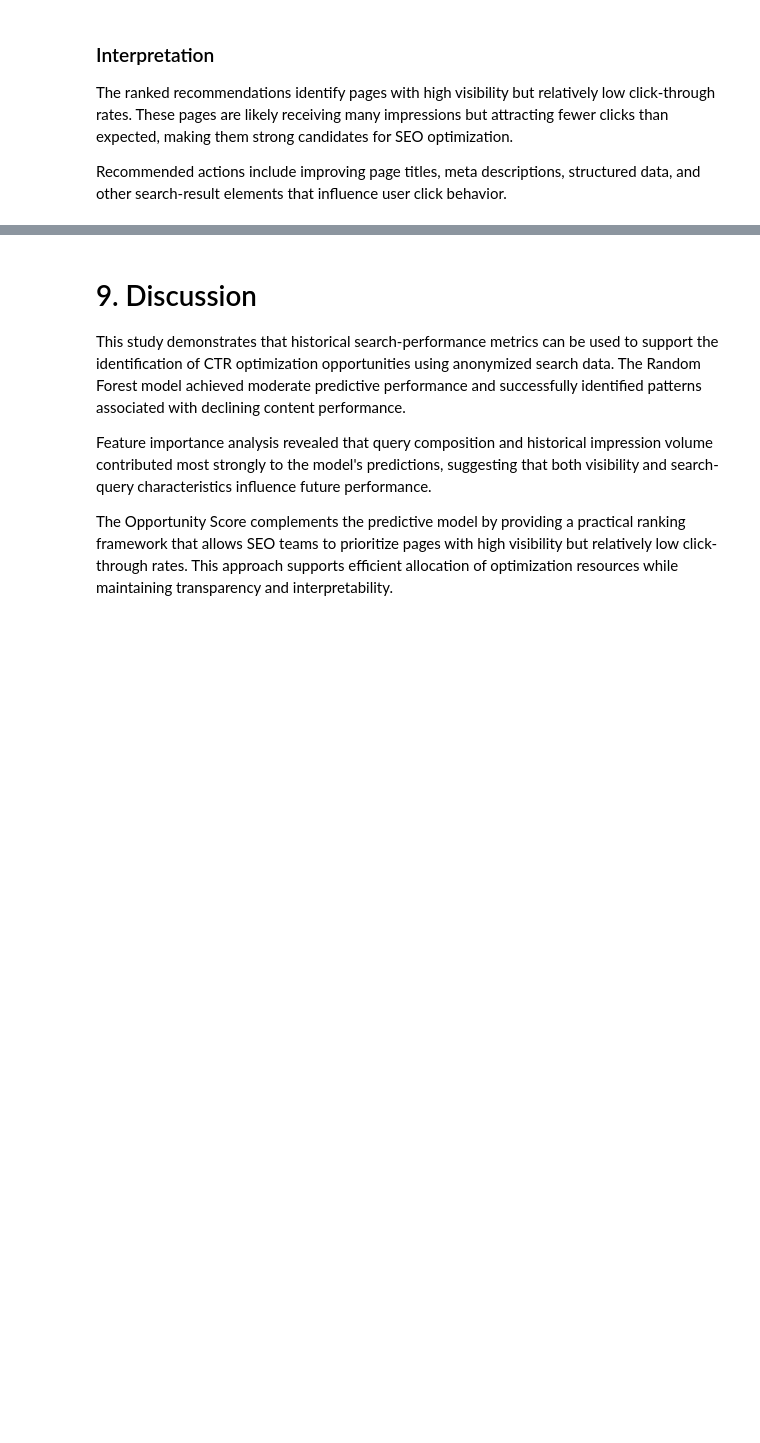
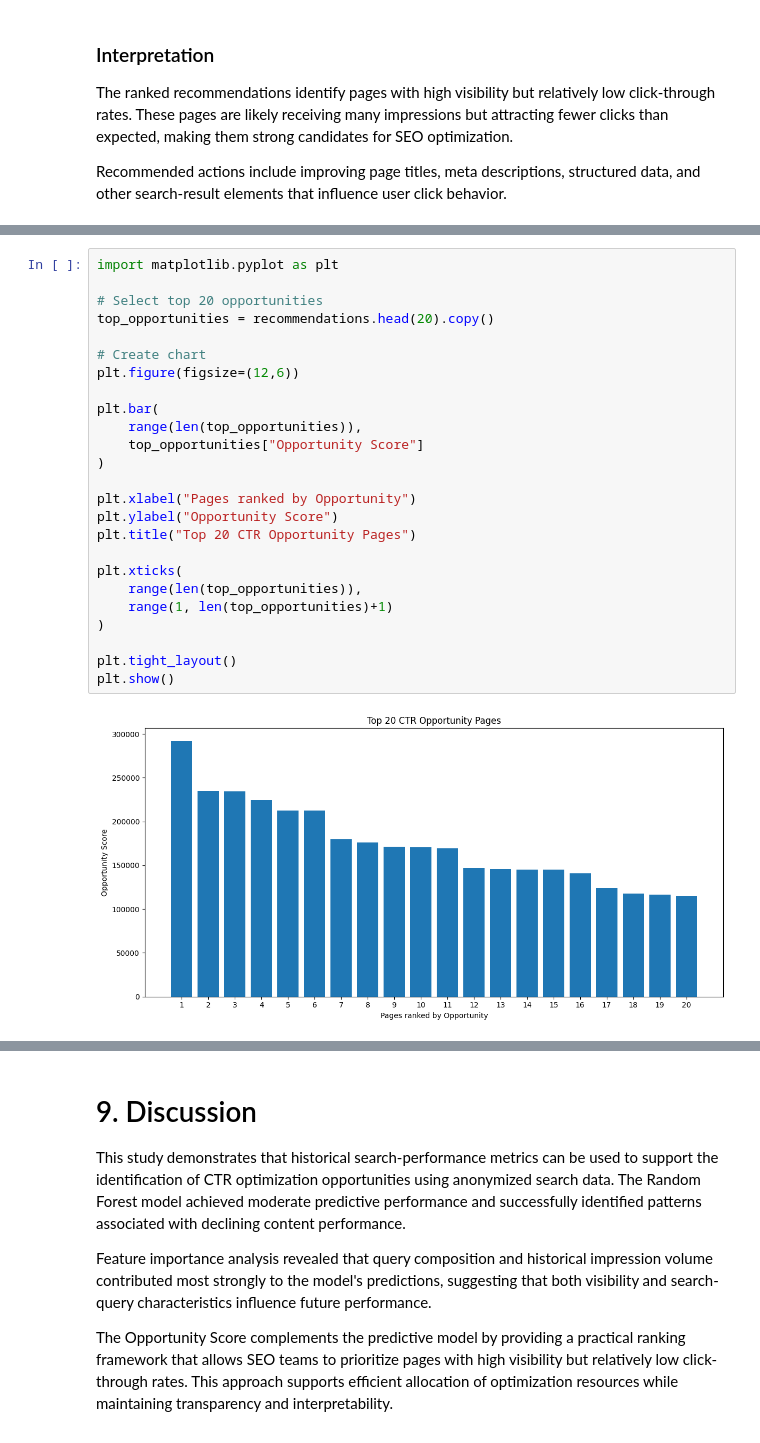
Before and after one commit to aryanks692/Flyrank-ai-Notebook, a Jupyter notebook: work/ctr__capstone.ipynb, the cells around one changed output, grey strips where cells are left out. Saved outputs shown, nothing was run; the diff lists cells and outputs as text; blank space fills up the shorter version.

```diff
--- a/work/ctr__capstone.ipynb
+++ b/work/ctr__capstone.ipynb
@@ -496,0 +503,27 @@ Recommended actions include improving page titles, meta descriptions, structured
+# %%
+import matplotlib.pyplot as plt
+
+# Select top 20 opportunities
+top_opportunities = recommendations.head(20).copy()
+
+# Create chart
+plt.figure(figsize=(12,6))
+
+plt.bar(
+    range(len(top_opportunities)),
+    top_opportunities["Opportunity Score"]
+)
+
+plt.xlabel("Pages ranked by Opportunity")
+plt.ylabel("Opportunity Score")
+plt.title("Top 20 CTR Opportunity Pages")
+
+plt.xticks(
+    range(len(top_opportunities)),
+    range(1, len(top_opportunities)+1)
+)
+
+plt.tight_layout()
+plt.show()
+# %% [output]
+[figure, added]
```
Also changed, not shown: parts of 2 cells of this notebook.
